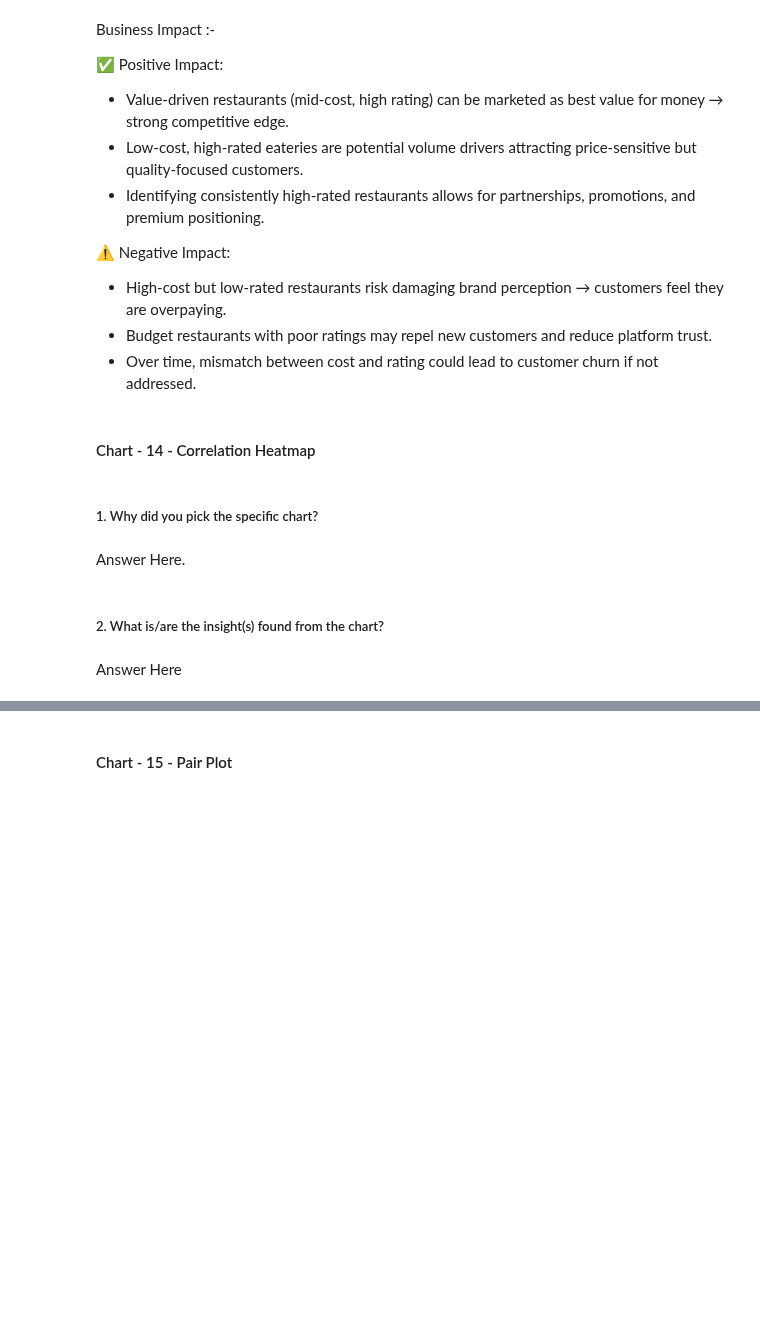
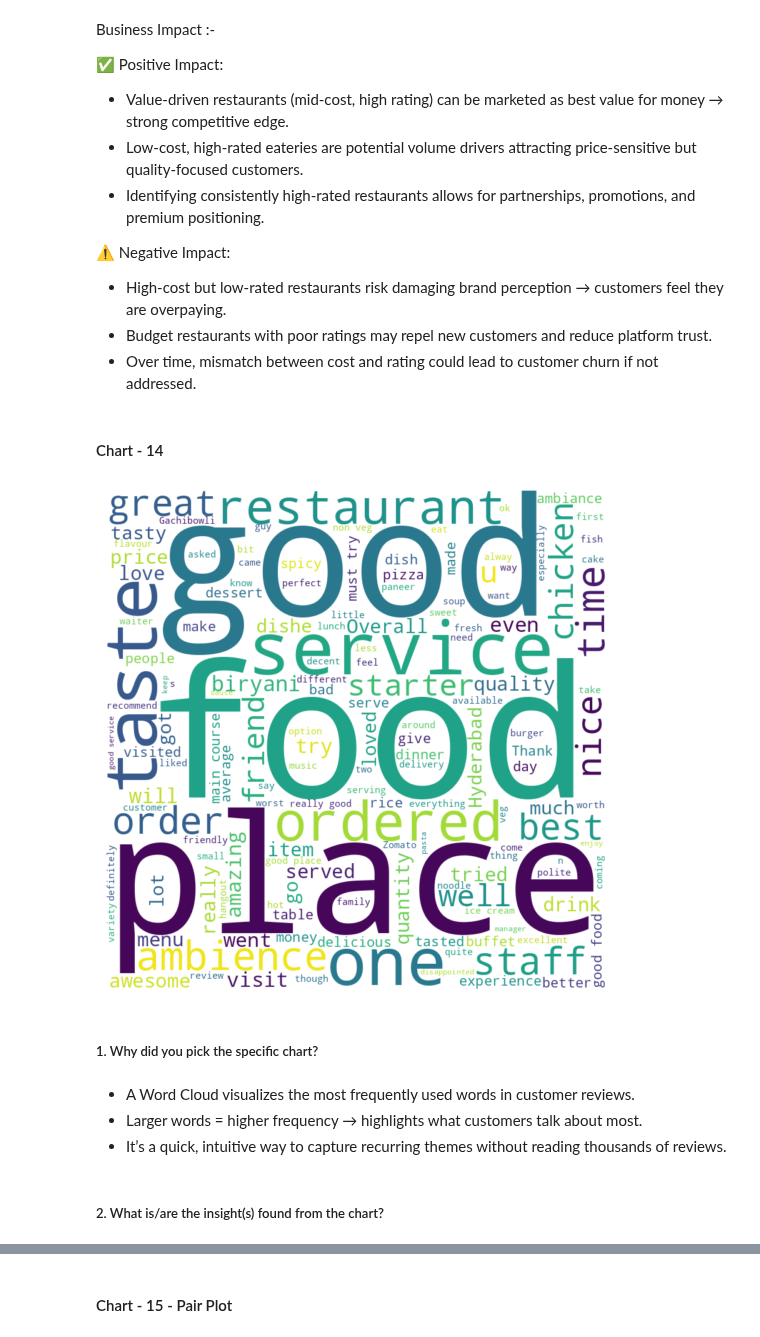
Before and after one commit to Ash99-commits/Unsupervised_ML_Zomato-Restaurant_Clustering_And_Sentiment_Analysis, a Jupyter notebook: Unsupervised_ML_Zomato_Restaurant_Clustering_And_Sentiment_Analysis_Ashwani_Kumar_Patra.ipynb, the cells around one changed output, grey strips where cells are left out. Saved outputs shown, nothing was run; the diff lists cells and outputs as text; code cells hidden in the pictures; blank space fills up the shorter version.

Commit message:
Chart 14 - Word Cloud, plotted, insights are driven from it, along with its business impact [both positive and negative(if any)].

```diff
--- a/Unsupervised_ML_Zomato_Restaurant_Clustering_And_Sentiment_Analysis_Ashwani_Kumar_Patra.ipynb
+++ b/Unsupervised_ML_Zomato_Restaurant_Clustering_And_Sentiment_Analysis_Ashwani_Kumar_Patra.ipynb
@@ -1557,4 +1620,4 @@ Business Impact :-
 *  Budget restaurants with poor ratings may repel new customers and reduce platform trust.
 *  Over time, mismatch between cost and rating could lead to customer churn if not addressed.
 # %% [markdown]
-#### Chart - 14 - Correlation Heatmap
+#### Chart - 14
@@ -1563,8 +1624,33 @@ Business Impact :-
+# %%
+# Chart 14 Visualization Code - Word Cloud
+
+# Combining all review texts
+all_reviews = ' '.join(reviews_df['Review'].dropna())
+
+# Creating the word cloud with a lighter background
+wordcloud = WordCloud(
+    width = 800,
+    height = 800,
+    background_color ='white',  # using a white background
+    colormap='viridis',         # changing to a vibrant, yet light-friendly color scheme
+    max_words=150,              # limiting the number of words
+    contour_width=1,            # setting a subtle contour width
+    contour_color='steelblue'   # setting a suitable contour color
+).generate(all_reviews)
+
+# Displaying the word cloud
+plt.figure(figsize=(5, 6), facecolor=None)  # adjusting figure size
+plt.imshow(wordcloud, interpolation='bilinear')  # using bilinear interpolation for smoother appearance
+plt.axis("off")
+plt.tight_layout(pad=0)
+plt.show()
+# %% [output]
+[figure, added]
 # %% [markdown]
 ##### 1. Why did you pick the specific chart?
-# %% [markdown]
-Answer Here.
+# %% [markdown]
+*  A Word Cloud visualizes the most frequently used words in customer reviews.
+*  Larger words = higher frequency → highlights what customers talk about most.
+*  It’s a quick, intuitive way to capture recurring themes without reading thousands of reviews.
 # %% [markdown]
 ##### 2. What is/are the insight(s) found from the chart?
-# %% [markdown]
-Answer Here
```
Also changed, not shown: parts of 11 cells of this notebook.
